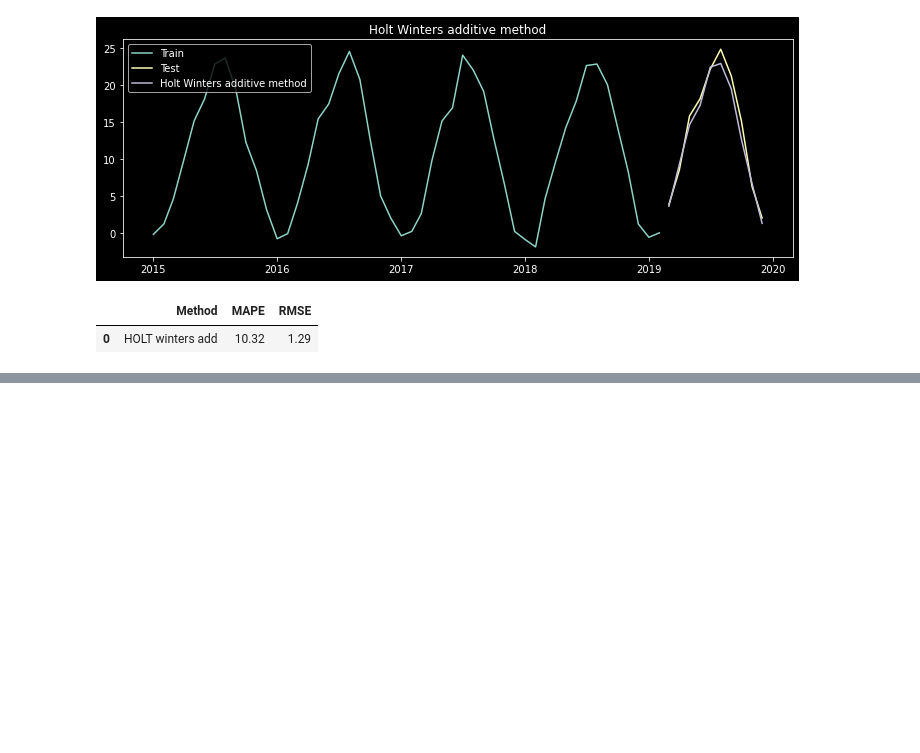
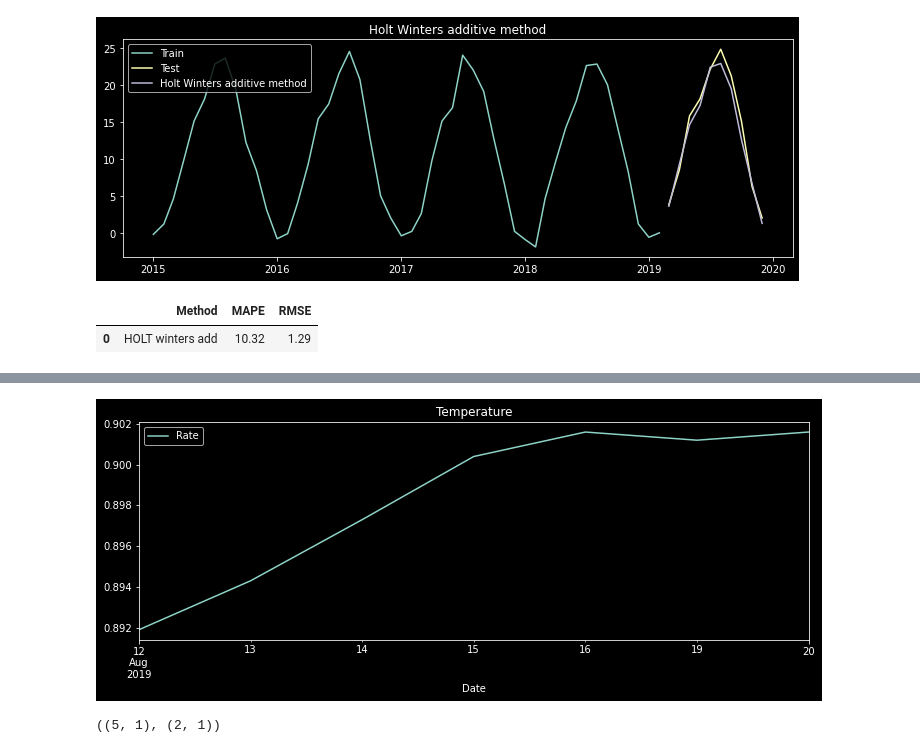
Before and after one commit to chethanbr86/MLDL_projects, a Jupyter notebook: Timeseries/airline-passenger-traffic_upgrad/temperature2.ipynb, the cells around one changed output, grey strips where cells are left out. Cells and saved outputs as stored; diff of their text form; code cells hidden in the pictures; blank space fills up the shorter version.

```diff
--- a/Timeseries/airline-passenger-traffic_upgrad/temperature2.ipynb
+++ b/Timeseries/airline-passenger-traffic_upgrad/temperature2.ipynb
@@ -84,0 +87,7 @@ tempResults
+# %%
+df_exchange = pd.read_csv('Exchange+Rate+1.csv', header=None)
+# df_exchange.drop(['year','month'],1,inplace=True)
+df_exchange.columns = ['Date','Rate']
+df_exchange['Date'] = pd.to_datetime(df_exchange['Date'])
+df_exchange = df_exchange.set_index('Date')
+df_exchange
@@ -84,0 +104,7 @@ tempResults
+# %%
+df_exchange.plot(figsize=(12,4))
+plt.legend(loc='best')
+plt.title('Temperature')
+plt.show(block=False)
+# %% [output]
+[figure, added]
@@ -84,0 +115,4 @@ tempResults
+# %%
+train.shape, test.shape
+# %% [output]
+((5, 1), (2, 1))
```
Also changed, not shown: parts of 15 cells of this notebook, 1 other file.
